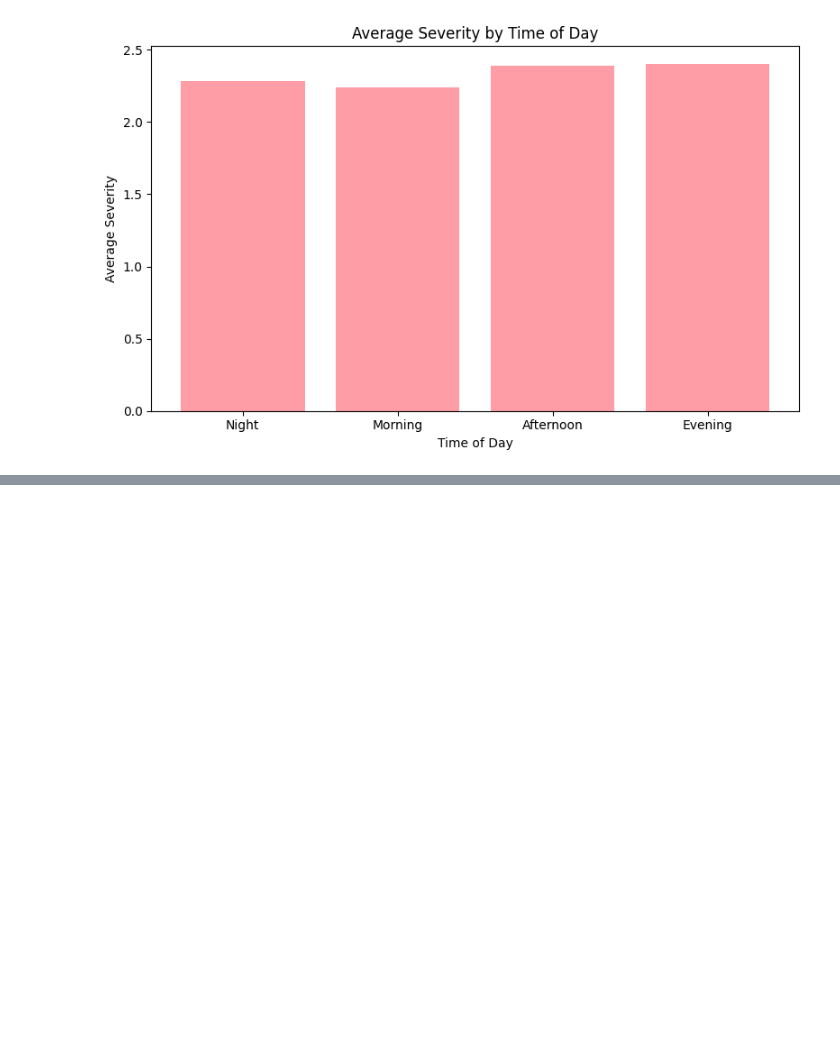
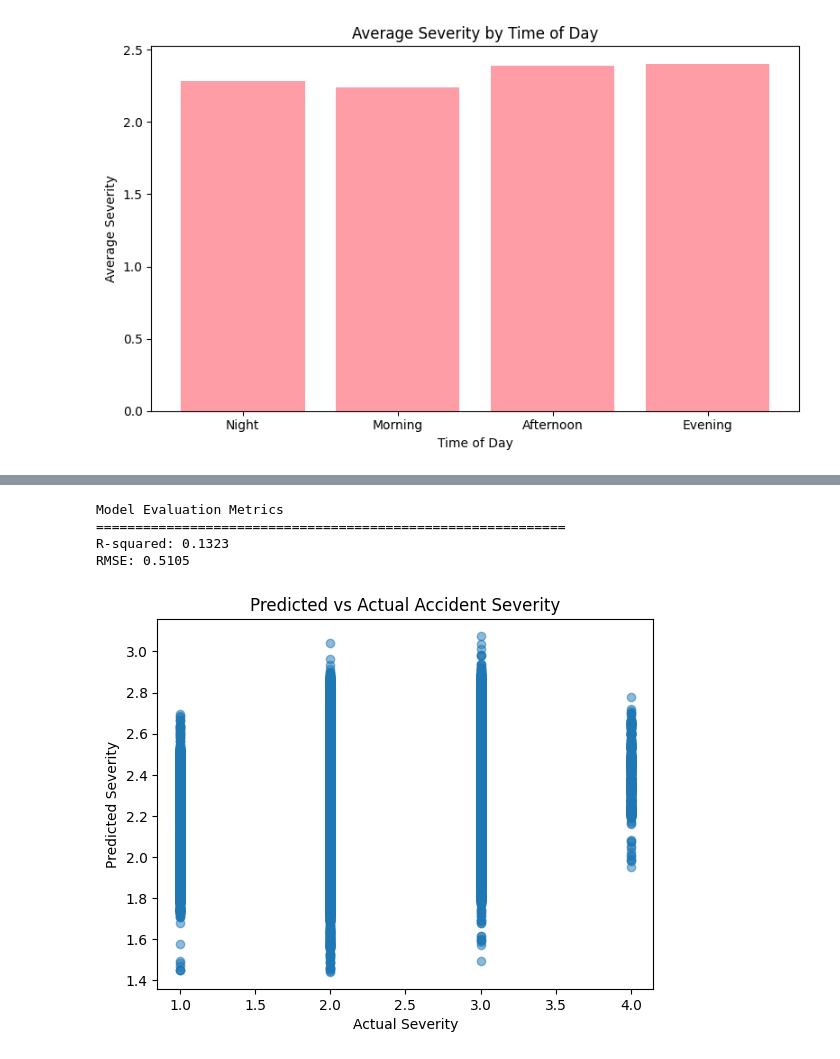
Before and after one commit to dchequer/CSE532-AccidentAnalysis, a Jupyter notebook: notebooks/traffic_analysis.ipynb, the cells around one changed output, grey strips where cells are left out. Cells and saved outputs as stored; diff of their text form; code cells hidden in the pictures; blank space fills up the shorter version.

```diff
--- a/notebooks/traffic_analysis.ipynb
+++ b/notebooks/traffic_analysis.ipynb
@@ -455 +455,18 @@ Given the collision severity, predict the weather conditions
 # %%
+features = [
+    'Temperature(F)',
+    'Visibility(mi)',
+    'Precipitation(in)',
+    'Weather_Condition',
+    'TimeOfDay',
+    'Traffic_Signal',
+    'Junction',
+    'Stop',
+    'Crossing',
+    'IsWeekend',
+]
+
+target = 'Severity'
+
+X = analysis_df[features]
+y = analysis_df[target]
@@ -465,0 +513,3 @@ Unique severity levels: [np.int64(1), np.int64(2), np.int64(3), np.int64(4)]
+# %%
+# train
+model.fit(X_train, y_train)
@@ -465,0 +531,34 @@ Unique severity levels: [np.int64(1), np.int64(2), np.int64(3), np.int64(4)]
+# %%
+# predictions
+y_pred = model.predict(X_test)
+# %%
+# evaluate
+from sklearn.metrics import r2_score, root_mean_squared_error
+
+
+rmse = root_mean_squared_error(y_test, y_pred)
+r2 = r2_score(y_test, y_pred)
+
+evaluation_df = pd.DataFrame({
+    'Actual': y_test,
+    'Predicted': y_pred
+}).reset_index(drop=True)
+print("Model Evaluation Metrics")
+print("=" * 60)
+print(f"R-squared: {r2:.4f}")
+print(f"RMSE: {rmse:.4f}")
+# %% [output]
+Model Evaluation Metrics
+============================================================
+R-squared: 0.1323
+RMSE: 0.5105
+# %%
+# visualize linear regression model predictions vs actuals
+plt.figure()
+plt.scatter(y_test, y_pred, alpha=0.5)
+plt.title("Predicted vs Actual Accident Severity")
+plt.xlabel("Actual Severity")
+plt.ylabel("Predicted Severity")
+plt.show()
+# %% [output]
+[figure, added]
```
Also changed, not shown: parts of 5 cells of this notebook.
